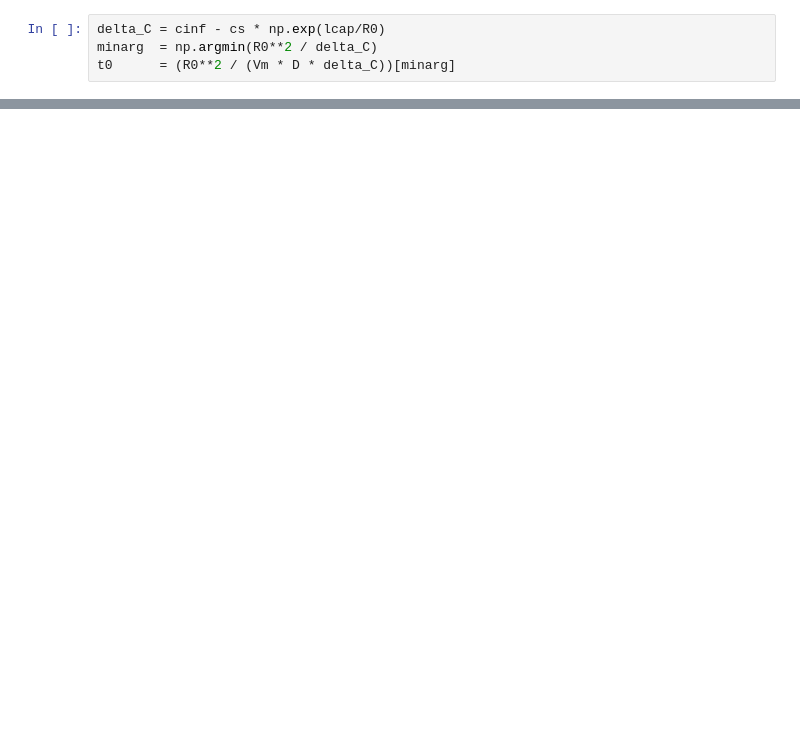
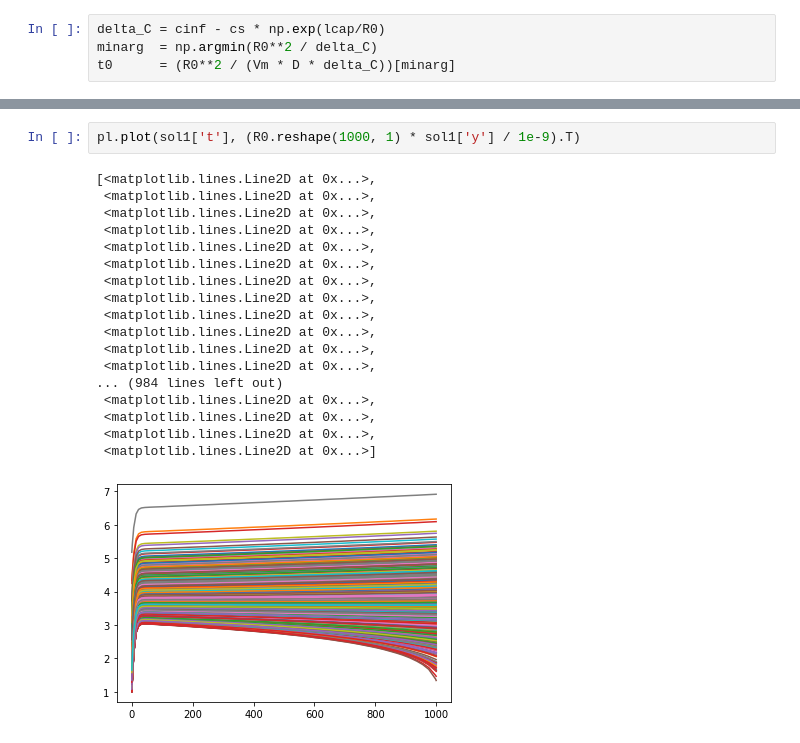
Before and after one commit to WDash1/MMSC-Nanoparticles-Case-Study, a Jupyter notebook: distribution_evolution.ipynb, the cells around one changed output, grey strips where cells are left out. Drawn from its saved outputs; the diff is of its cells as text; blank space fills up the shorter version.

```diff
--- a/distribution_evolution.ipynb
+++ b/distribution_evolution.ipynb
@@ -47,0 +83,21 @@ for time_index, t0 in enumerate(t):
+# %%
+pl.plot(sol1['t'], (R0.reshape(1000, 1) * sol1['y'] / 1e-9).T)
+# %% [output]
+[<matplotlib.lines.Line2D at 0x...>,
+ <matplotlib.lines.Line2D at 0x...>,
+ <matplotlib.lines.Line2D at 0x...>,
+ <matplotlib.lines.Line2D at 0x...>,
+ <matplotlib.lines.Line2D at 0x...>,
+ <matplotlib.lines.Line2D at 0x...>,
+ <matplotlib.lines.Line2D at 0x...>,
+ <matplotlib.lines.Line2D at 0x...>,
+ <matplotlib.lines.Line2D at 0x...>,
+ <matplotlib.lines.Line2D at 0x...>,
+ <matplotlib.lines.Line2D at 0x...>,
+ <matplotlib.lines.Line2D at 0x...>,
+... (984 lines left out)
+ <matplotlib.lines.Line2D at 0x...>,
+ <matplotlib.lines.Line2D at 0x...>,
+ <matplotlib.lines.Line2D at 0x...>,
+ <matplotlib.lines.Line2D at 0x...>]
+[figure, added]
```
Also changed, not shown: parts of 13 cells of this notebook, 12 other files.
